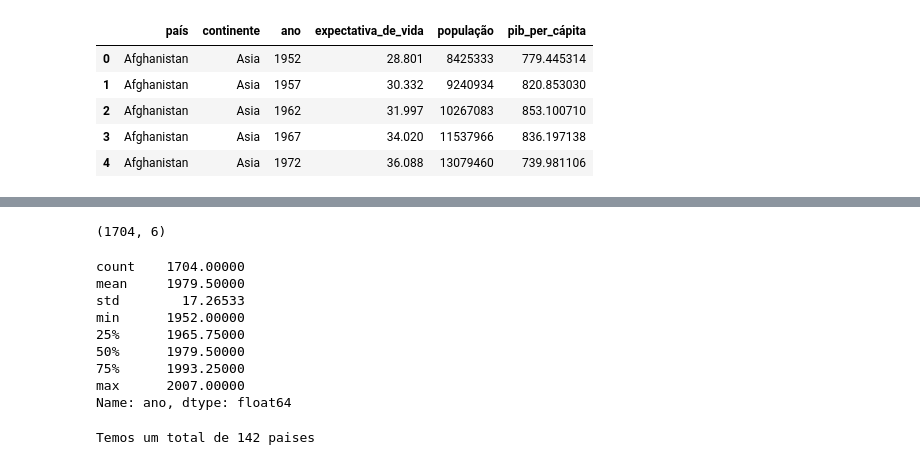
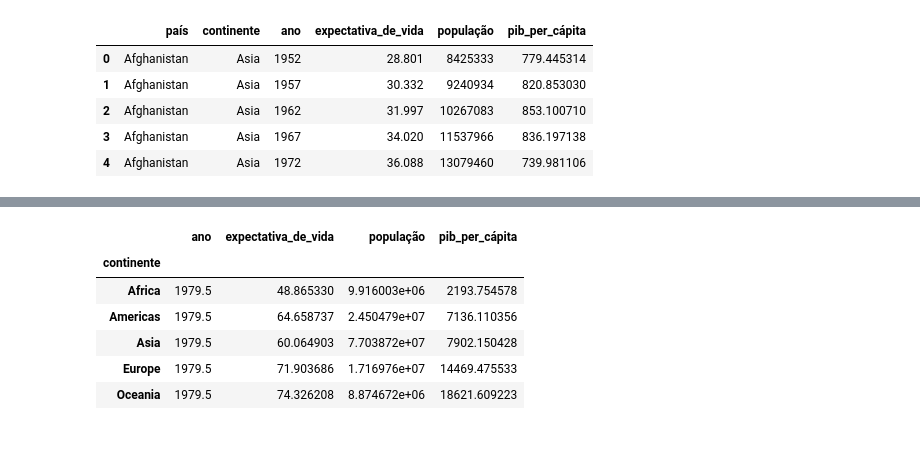
Before and after one commit to wilgnerl/PS-Insper-Data, a Jupyter notebook: src/PS Insper Data.ipynb, the cells around one changed output, grey strips where cells are left out. Saved outputs shown, nothing was run; the diff lists cells and outputs as text; code cells hidden in the pictures.

```diff
--- a/src/PS Insper Data.ipynb
+++ b/src/PS Insper Data.ipynb
@@ -39,21 +263,11 @@ df.head()
-# %%
-df.shape
-# %% [output]
-(1704, 6)
-# %%
-df.ano.describe()
-# %% [output]
-count    1704.00000
-mean     1979.50000
-std        17.26533
-min      1952.00000
-25%      1965.75000
-50%      1979.50000
-75%      1993.25000
-max      2007.00000
-Name: ano, dtype: float64
-# %%
-numero_paises = len(df['país'].unique())
-print(f'Temos um total de {numero_paises} paises')
-# %% [output]
-Temos um total de 142 paises
+# %%
+media_continentes = df.groupby('continente').mean()
+media_continentes
+# %% [output]
+|  | ano | expectativa_de_vida | população | pib_per_cápita |
+| continente |  |  |  |  |
+| Africa | 1979.5 | 48.865330 | 9.916003e+06 | 2193.754578 |
+| Americas | 1979.5 | 64.658737 | 2.450479e+07 | 7136.110356 |
+| Asia | 1979.5 | 60.064903 | 7.703872e+07 | 7902.150428 |
+| Europe | 1979.5 | 71.903686 | 1.716976e+07 | 14469.475533 |
+| Oceania | 1979.5 | 74.326208 | 8.874672e+06 | 18621.609223 |
```
Also changed, not shown: parts of 45 cells of this notebook.
